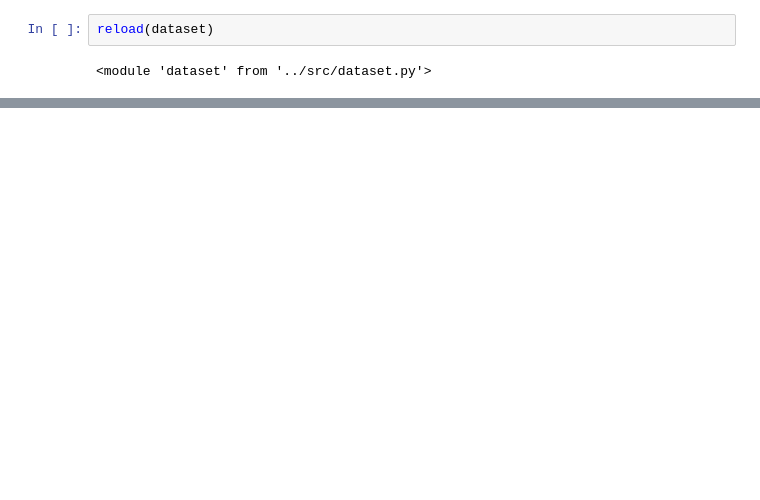
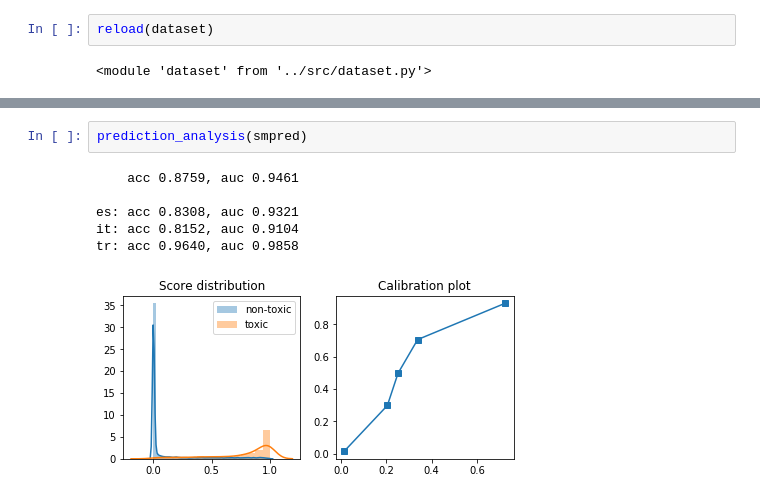
Before and after one commit to papkov/jigsaw-multilingual, a Jupyter notebook: notebooks/training.ipynb, the cells around one changed output, grey strips where cells are left out. Cells and saved outputs as stored; diff of their text form; blank space fills up the shorter version.

```diff
--- a/notebooks/training.ipynb
+++ b/notebooks/training.ipynb
@@ -514,0 +368,9 @@ tr: acc 0.9243, auc 0.9837
+# %%
+prediction_analysis(smpred)
+# %% [output]
+    acc 0.8759, auc 0.9461
+
+es: acc 0.8308, auc 0.9321
+it: acc 0.8152, auc 0.9104
+tr: acc 0.9640, auc 0.9858
+[figure, added]
```
Also changed, not shown: parts of 118 cells of this notebook, 15 other files.
